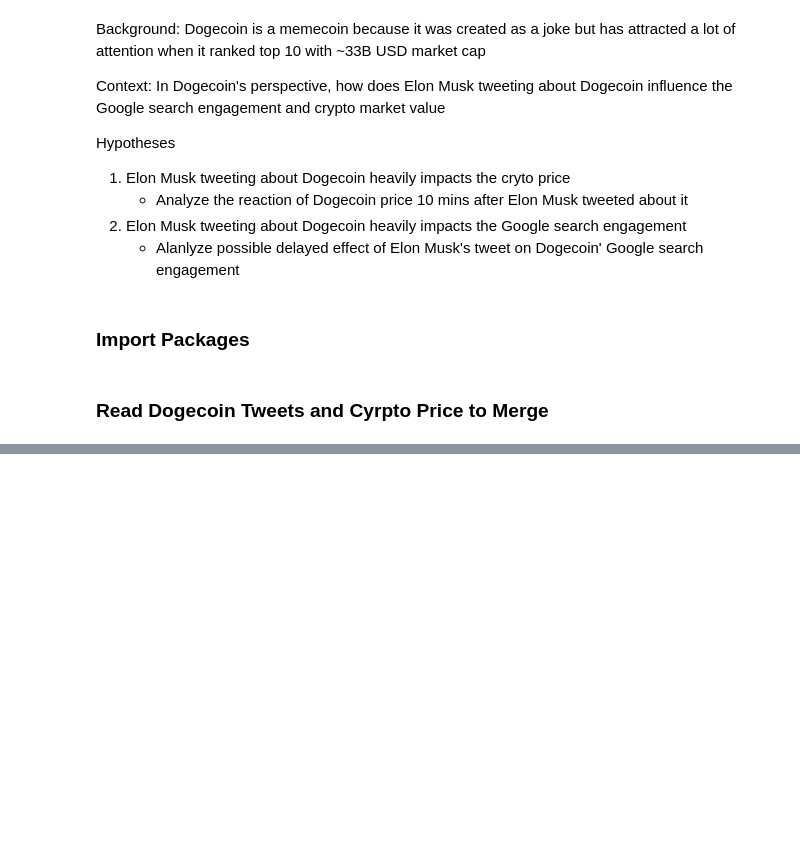
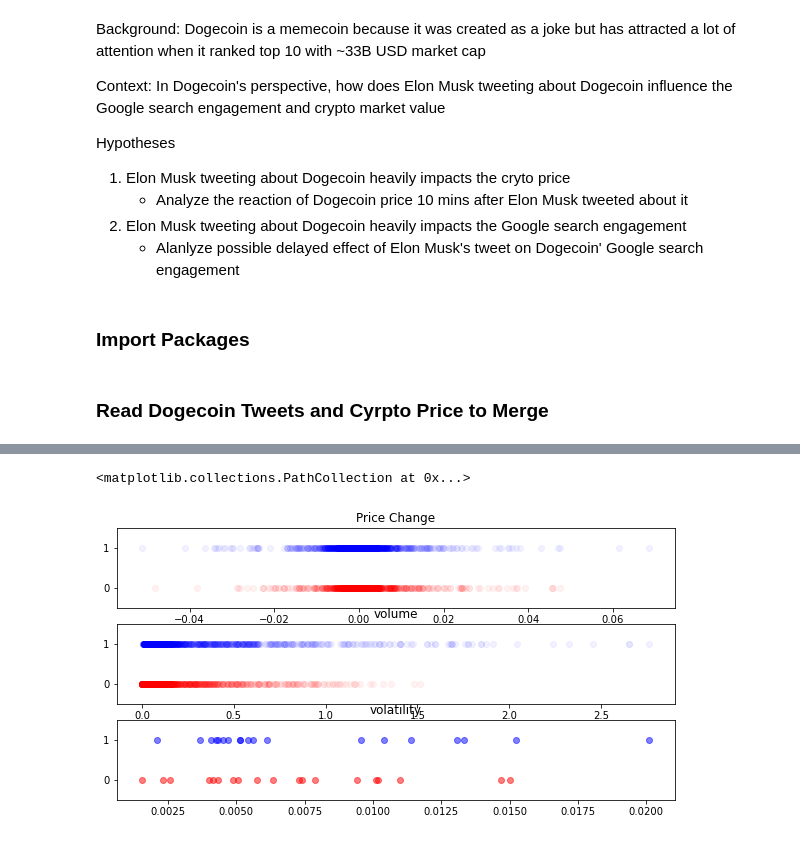
Before and after one commit to ba-group-projects/dogecoin-twitter-elon-musk, a Jupyter notebook: smm750_eda.ipynb, the cells around one changed output, grey strips where cells are left out. Cells and saved outputs as stored; diff of their text form; code cells hidden in the pictures; blank space fills up the shorter version.

```diff
--- a/smm750_eda.ipynb
+++ b/smm750_eda.ipynb
@@ -60,8 +84,12 @@ merge_df.head()
 # %%
 # Select the index between two time_gap which before the tweet time
+price_change_before_twitter_list = []
+price_change_after_twitter_list = []
+volume_before_twitter_list = []
+volume_after_twitter_list = []
+volatility_before_twitter_list = []
+volatility_after_twitter_list = []
 for count,index in enumerate(timestamp_gap_index):
-    price_change_before_twitter = []
-    price_change_after_twitter = []
     if count!=0:
         dfm_temp = merge_df.loc[timestamp_gap_index[count-1]:index-1]
     else:
@@ -72,6 +100,16 @@ for count,index in enumerate(timestamp_gap_index):
     # Find the last tweet index
     last_tweet_index = dfm_temp[dfm_temp['tweet']==True].index[-1]
     # Find the first price change before the first tweet
-    before_price_change_index = dfm_temp.loc[dfm_temp.index[0]:first_tweet_index]['price_change']
+    price_change_before_twitter = list(dfm_temp.loc[dfm_temp.index[0]:first_tweet_index]['price_change'])
+    price_change_before_twitter_list.extend(price_change_before_twitter)
     # Find the last price change after the last tweet
-    after_price_change_index = dfm_temp.loc[last_tweet_index:]['price_change']
+    price_change_after_twitter = list(dfm_temp.loc[last_tweet_index:]['price_change'])
+    price_change_after_twitter_list.extend(price_change_after_twitter)
+    # Find the first volume before the first tweet
+    volume_before_twitter_list.extend(list(dfm_temp.loc[dfm_temp.index[0]:first_tweet_index]['volume']))
+    # Find the last volume after the last tweet
+    volume_after_twitter_list.extend(list(dfm_temp.loc[last_tweet_index:]['volume']))
+    # Find the first volatility before the first tweet
+    volatility_before_twitter_list.append(dfm_temp.loc[dfm_temp.index[0]:first_tweet_index]['price_change'].std())
+    # Find the last volatility after the last tweet
+    volatility_after_twitter_list.append(dfm_temp.loc[last_tweet_index:]['price_change'].std())
@@ -99,0 +116,24 @@ merge_df[0:140]
+# %%
+fig = plt.figure(figsize=(10,5))
+ax1 = fig.add_subplot(3,1,1)
+ax2 = fig.add_subplot(3,1,2)
+ax3 = fig.add_subplot(3,1,3)
+
+# draw the scatter plot of price change
+ax1.set_title('Price Change')
+ax1.set_ylim(-0.5,1.5,1)
+ax1.scatter(price_change_before_twitter_list, [0]*len(price_change_before_twitter_list), marker='o', color='r', alpha=0.05)
+ax1.scatter(price_change_after_twitter_list, [1]*len(price_change_after_twitter_list), marker='o', color='b', alpha=0.05)
+
+ax2.set_title('volume')
+ax2.set_ylim(-0.5,1.5,1)
+ax2.scatter(volume_before_twitter_list, [0]*len(volume_before_twitter_list), marker='o', color='r', alpha=0.05)
+ax2.scatter(volume_after_twitter_list, [1]*len(volume_after_twitter_list), marker='o', color='b', alpha=0.05)
+
+ax3.set_title('volatility')
+ax3.set_ylim(-0.5,1.5,1)
+ax3.scatter(volatility_before_twitter_list, [0]*len(volatility_before_twitter_list), marker='o', color='r', alpha=0.5)
+ax3.scatter(volatility_after_twitter_list, [1]*len(volatility_after_twitter_list), marker='o', color='b', alpha=0.5)
+# %% [output]
+<matplotlib.collections.PathCollection at 0x...>
+[figure, added]
```
Also changed, not shown: parts of 10 cells of this notebook, 2 other files.
